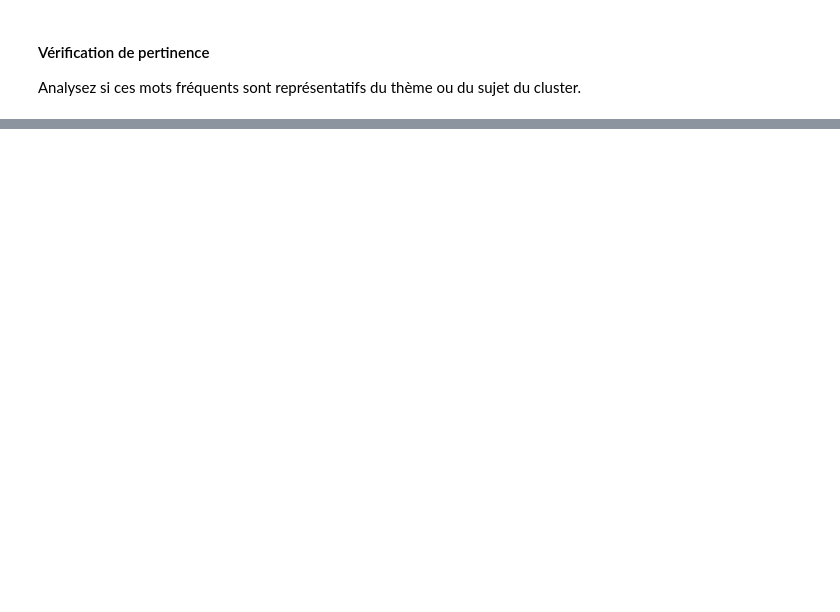
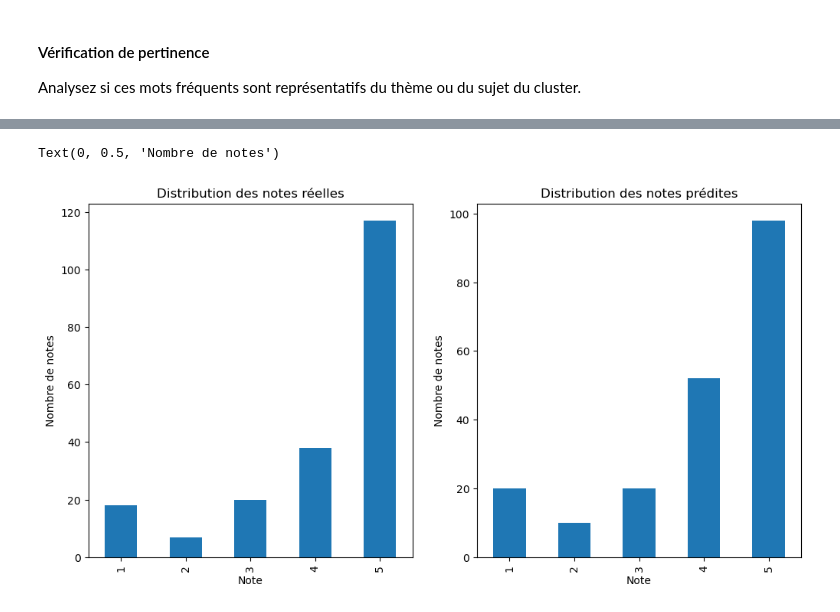
Before and after one commit to chloegaladriel/nlp, a Jupyter notebook: Projet 1 : Topic Modeling des Avis des Produits.ipynb, the cells around one changed output, grey strips where cells are left out. Drawn from its saved outputs; the diff is of its cells as text; code cells hidden in the pictures; blank space fills up the shorter version.

```diff
--- a/Projet 1 : Topic Modeling des Avis des Produits.ipynb
+++ b/Projet 1 : Topic Modeling des Avis des Produits.ipynb
@@ -337,0 +451,15 @@ Analysez si ces mots fréquents sont représentatifs du thème ou du sujet du cl
+# %%
+fig, ax = plt.subplots(1, 2, figsize=(12, 6))
+
+df_reviews_feeling_sample['rating'].value_counts().sort_index().plot(kind='bar', ax=ax[0])
+ax[0].set_title('Distribution des notes réelles')
+ax[0].set_xlabel('Note')
+ax[0].set_ylabel('Nombre de notes')
+
+df_reviews_feeling_sample['predicted_rating'].value_counts().sort_index().plot(kind='bar', ax=ax[1])
+ax[1].set_title('Distribution des notes prédites')
+ax[1].set_xlabel('Note')
+ax[1].set_ylabel('Nombre de notes')
+# %% [output]
+Text(0, 0.5, 'Nombre de notes')
+[figure, added]
```
Also changed, not shown: parts of 22 cells of this notebook.
